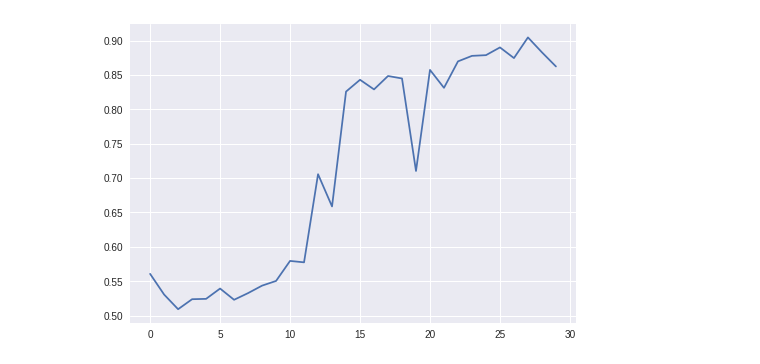
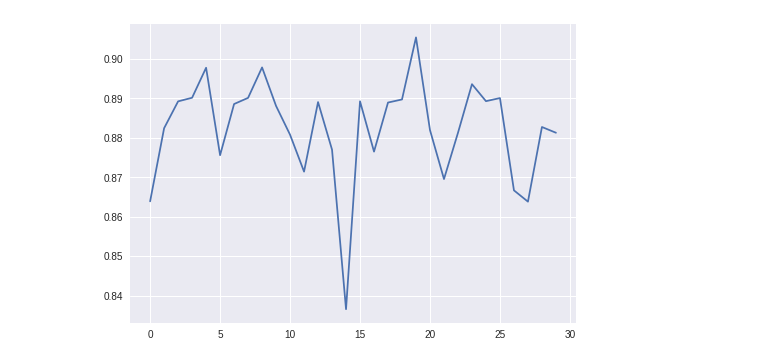
Before and after one commit to hannape/CNN-pierwsze-podejscie, a Jupyter notebook: CNN_modified.ipynb, the cells around one changed output. Saved outputs shown, nothing was run; the diff lists cells and outputs as text; code cells hidden in the pictures.

```diff
--- a/CNN_modified.ipynb
+++ b/CNN_modified.ipynb
@@ -178,8 +177,9 @@ pyplot.show()
-# %%
-plt.plot(c)
-pyplot.show()
-# %% [output]
-[figure, removed]
+# %%
+c = [0.8638777486871376, 0.8824178609803714, 0.8892205305930958, 0.890139155833346, 0.897745433358052, 0.8755735732554444, 0.8885478305613148, 0.8901081314224313, 0.8978286695824569, 0.8880616553414956, 0.8807660002724095, 0.8714064651845574, 0.8890404376712018, 0.8769700500930733, 0.8365297304659716, 0.889237934530926, 0.8764827398338302, 0.8889235286105606, 0.8897070841593898, 0.905435703800112, 0.881936982611196, 0.8695241914735838, 0.8812555806104999, 0.8935802170195377, 0.8892697156347897, 0.8900619731525342, 0.8666585952752093, 0.8637982959274786, 0.8827254566641949, 0.881266931004737]
+plt.plot(c)
+pyplot.show()
+# %% [output]
+[figure, added]
 # %%
 model.save('drive/My Drive/Colab Notebooks/models/CNN_30e.h5')
 # %%
```
Also changed, not shown: parts of 4 cells of this notebook.
